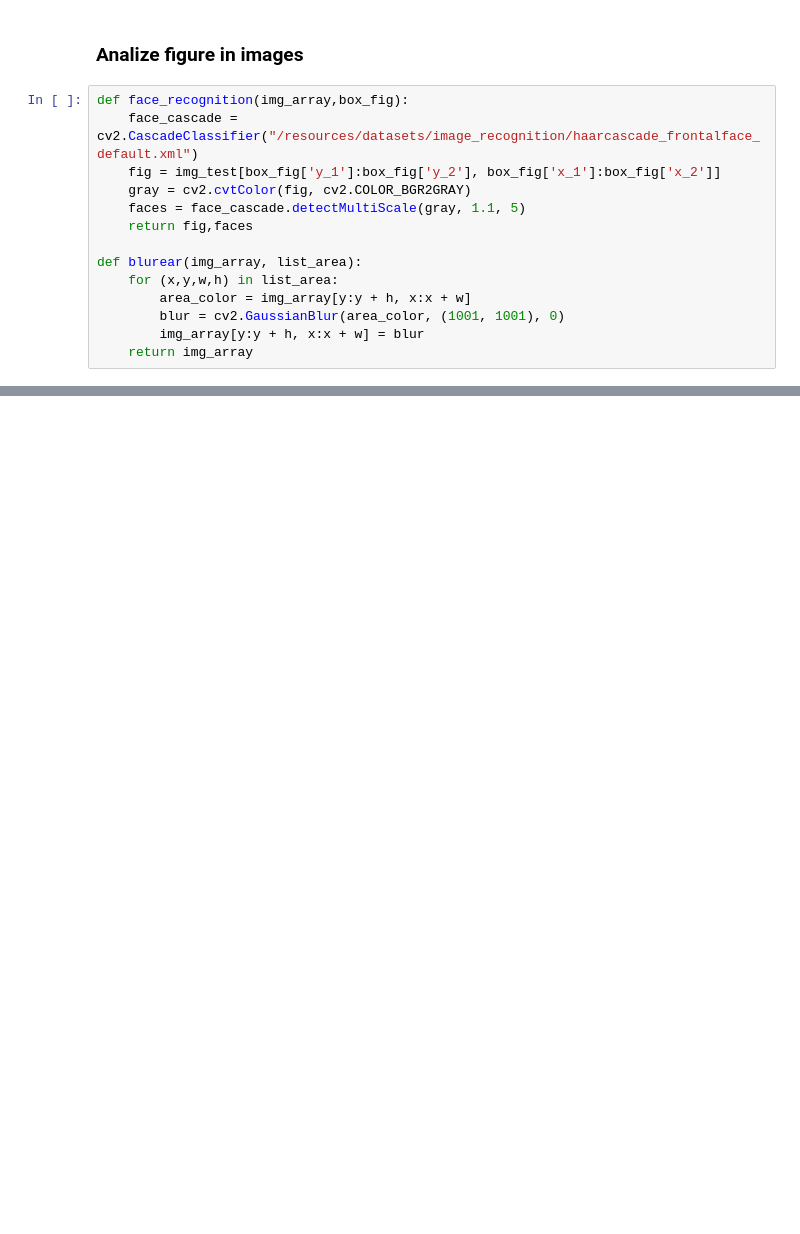
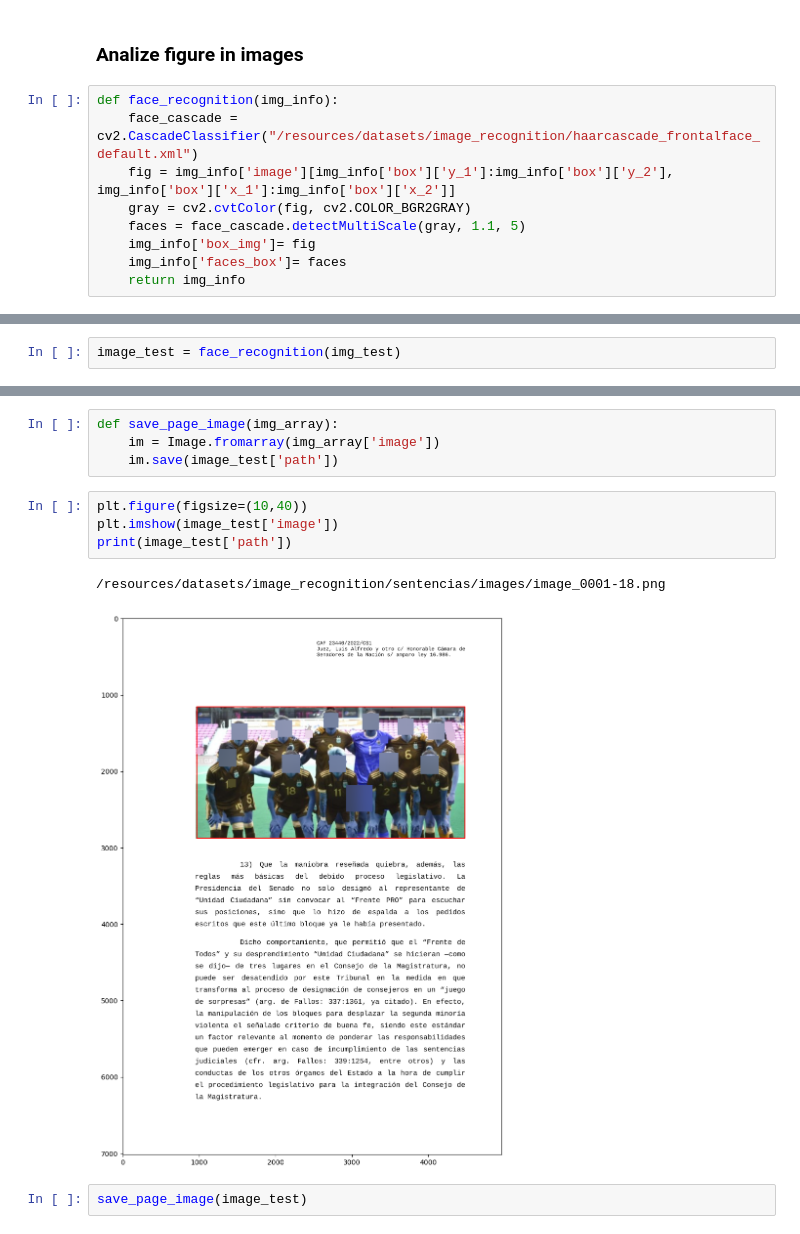
Before and after one commit to RomiLanda/ia2-cli, a Jupyter notebook: notebooks/02_image_recognition/03_all_process.ipynb, the cells around one changed output, grey strips where cells are left out. Cells and saved outputs as stored; diff of their text form; blank space fills up the shorter version.

```diff
--- a/notebooks/02_image_recognition/03_all_process.ipynb
+++ b/notebooks/02_image_recognition/03_all_process.ipynb
@@ -89,16 +118,11 @@ plt.imshow(img_test)
 # %% [markdown]
 ### Analize figure in images
 # %%
-def face_recognition(img_array,box_fig):
+def face_recognition(img_info):
     face_cascade = cv2.CascadeClassifier("/resources/datasets/image_recognition/haarcascade_frontalface_default.xml")
-    fig = img_test[box_fig['y_1']:box_fig['y_2'], box_fig['x_1']:box_fig['x_2']]
+    fig = img_info['image'][img_info['box']['y_1']:img_info['box']['y_2'], img_info['box']['x_1']:img_info['box']['x_2']]
     gray = cv2.cvtColor(fig, cv2.COLOR_BGR2GRAY)
     faces = face_cascade.detectMultiScale(gray, 1.1, 5)
-    return fig,faces
-
-def blurear(img_array, list_area):
-    for (x,y,w,h) in list_area:
-        area_color = img_array[y:y + h, x:x + w]
-        blur = cv2.GaussianBlur(area_color, (1001, 1001), 0)
-        img_array[y:y + h, x:x + w] = blur
-    return img_array
+    img_info['box_img']= fig
+    img_info['faces_box']= faces
+    return img_info
@@ -110,0 +129,2 @@ plt.imshow(img_test)
+# %%
+image_test = face_recognition(img_test)
@@ -110,0 +146,13 @@ plt.imshow(img_test)
+# %%
+def save_page_image(img_array):
+    im = Image.fromarray(img_array['image'])
+    im.save(image_test['path'])
+# %%
+plt.figure(figsize=(10,40))
+plt.imshow(image_test['image'])
+print(image_test['path'])
+# %% [output]
+/resources/datasets/image_recognition/sentencias/images/image_0001-18.png
+[figure, added]
+# %%
+save_page_image(image_test)
```
Also changed, not shown: parts of 19 cells of this notebook, 1 other file.
